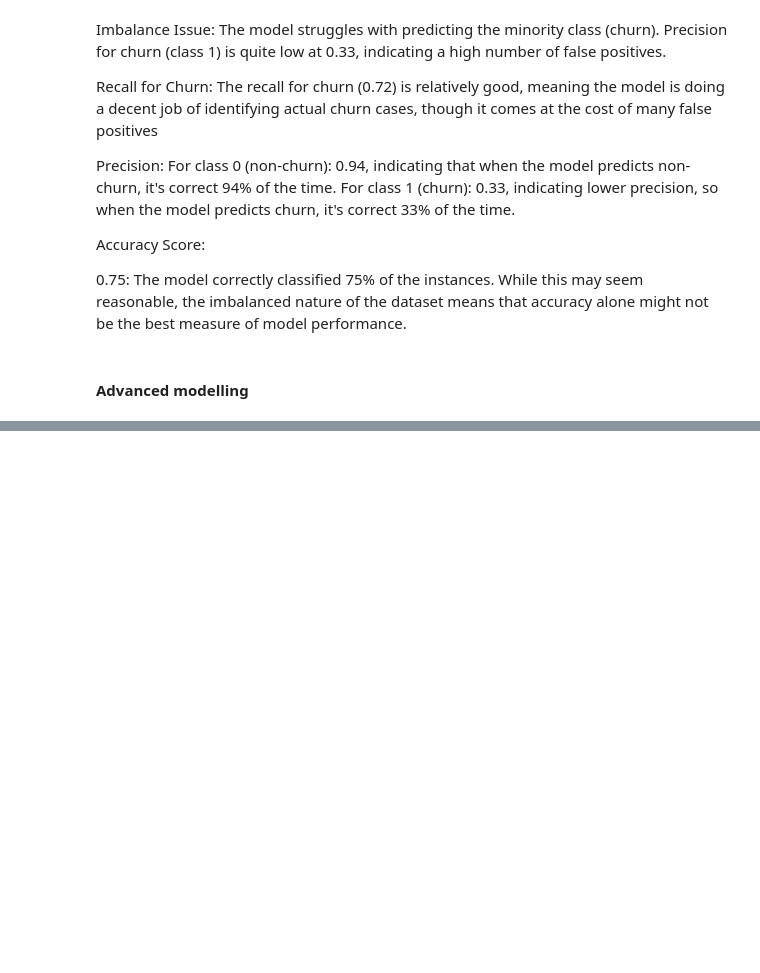
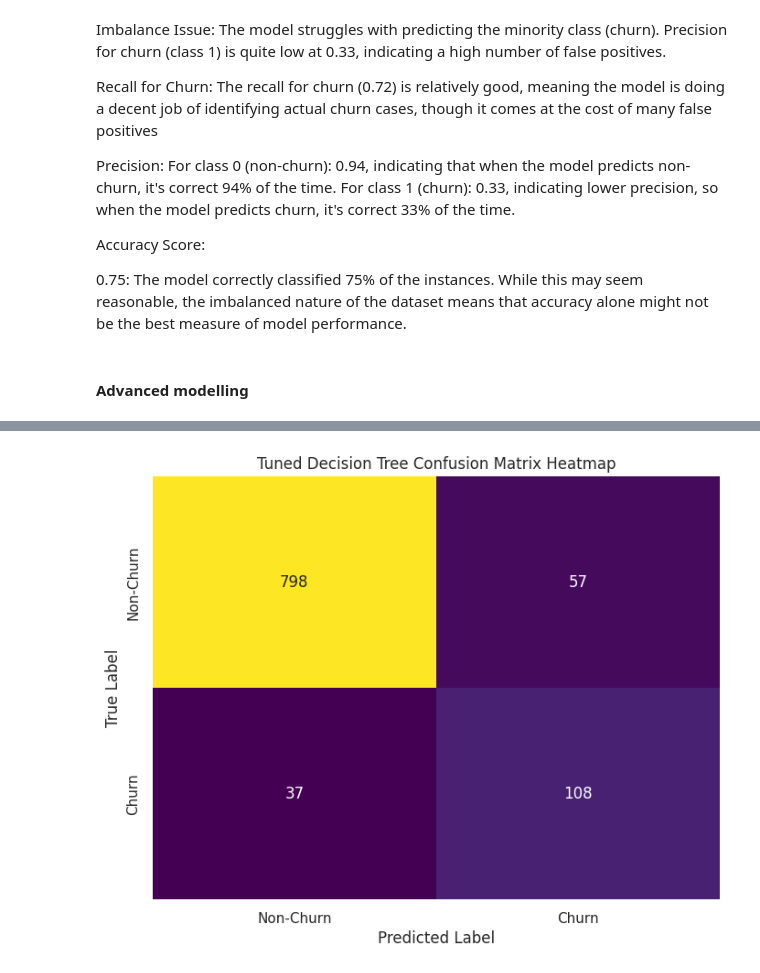
Before and after one commit to Kanyi254/Syria-Tel-Project, a Jupyter notebook: syriatel.ipynb, the cells around one changed output, grey strips where cells are left out. Saved outputs shown, nothing was run; the diff lists cells and outputs as text; code cells hidden in the pictures; blank space fills up the shorter version.

```diff
--- a/syriatel.ipynb
+++ b/syriatel.ipynb
@@ -440,0 +573,35 @@ Now am going to try out a Decision Tree
+# %%
+from sklearn.model_selection import GridSearchCV
+
+# Define the parameter grid for Decision Tree
+param_grid_dt = {
+    'max_depth': [None, 10, 20, 30],
+    'min_samples_split': [2, 5, 10],
+    'min_samples_leaf': [1, 2, 4],
+    'criterion': ['gini', 'entropy']
+}
+
+# Set up the GridSearchCV with Decision Tree
+grid_search_dt = GridSearchCV(DecisionTreeClassifier(random_state=42), param_grid_dt, cv=5, scoring='accuracy', n_jobs=-1)
+
+# Fit the grid search to the training data
+grid_search_dt.fit(X_train_res, y_train_res)
+
+# Best parameters from grid search
+best_params_dt = grid_search_dt.best_params_
+
+# Best model from grid search
+best_dt_model = grid_search_dt.best_estimator_
+
+# Evaluate the tuned Decision Tree model on the test set
+y_pred_dt_tuned = best_dt_model.predict(X_test)
+
+# Confusion matrix and classification report for the tuned model
+conf_matrix_dt_tuned = confusion_matrix(y_test, y_pred_dt_tuned)
+class_report_dt_tuned = classification_report(y_test, y_pred_dt_tuned)
+accuracy_dt_tuned = accuracy_score(y_test, y_pred_dt_tuned)
+
+print("Best_parameters:", best_params_dt)
+print("Confusion Matrix:\n", conf_matrix_dt_tuned)
+print("\nClassification Report:\n", class_report_dt_tuned)
+print("\nAccuracy Score:", accuracy_dt_tuned)
@@ -440,0 +632,12 @@ Now am going to try out a Decision Tree
+# %%
+# Plotting the confusion matrix heatmap for the tuned Decision Tree model
+plt.figure(figsize=(8, 6))
+sns.heatmap(conf_matrix_dt_tuned, annot=True, fmt='d', cmap='viridis', cbar=False,
+            xticklabels=['Non-Churn', 'Churn'],
+            yticklabels=['Non-Churn', 'Churn'])
+plt.xlabel('Predicted Label')
+plt.ylabel('True Label')
+plt.title('Tuned Decision Tree Confusion Matrix Heatmap')
+plt.show()
+# %% [output]
+[figure, added]
```
Also changed, not shown: parts of 17 cells of this notebook.
